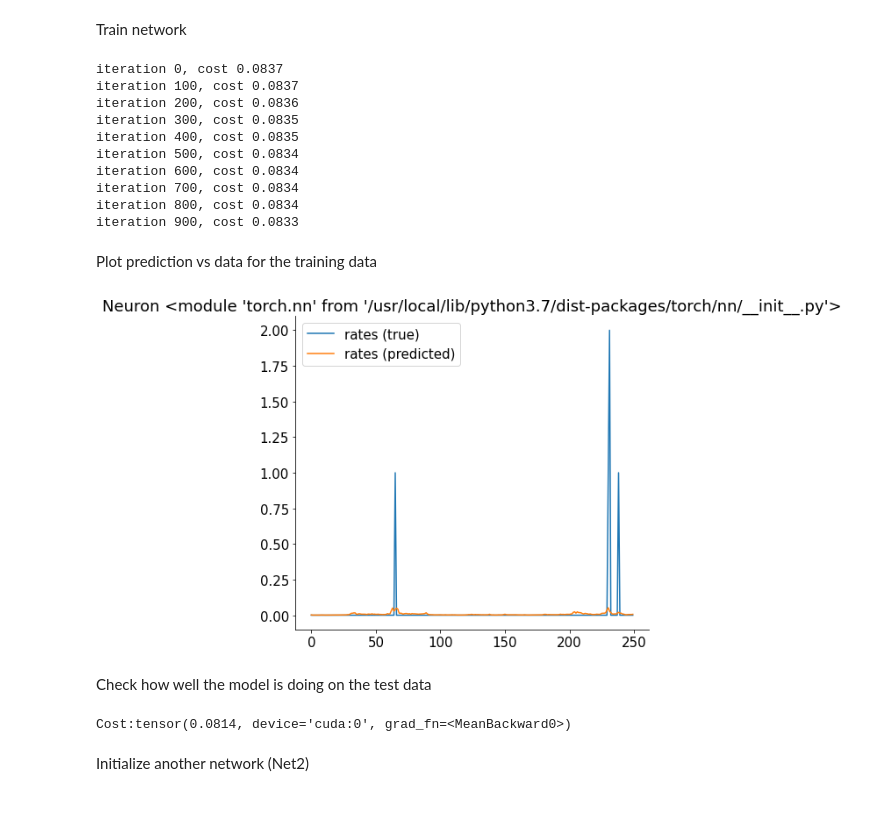
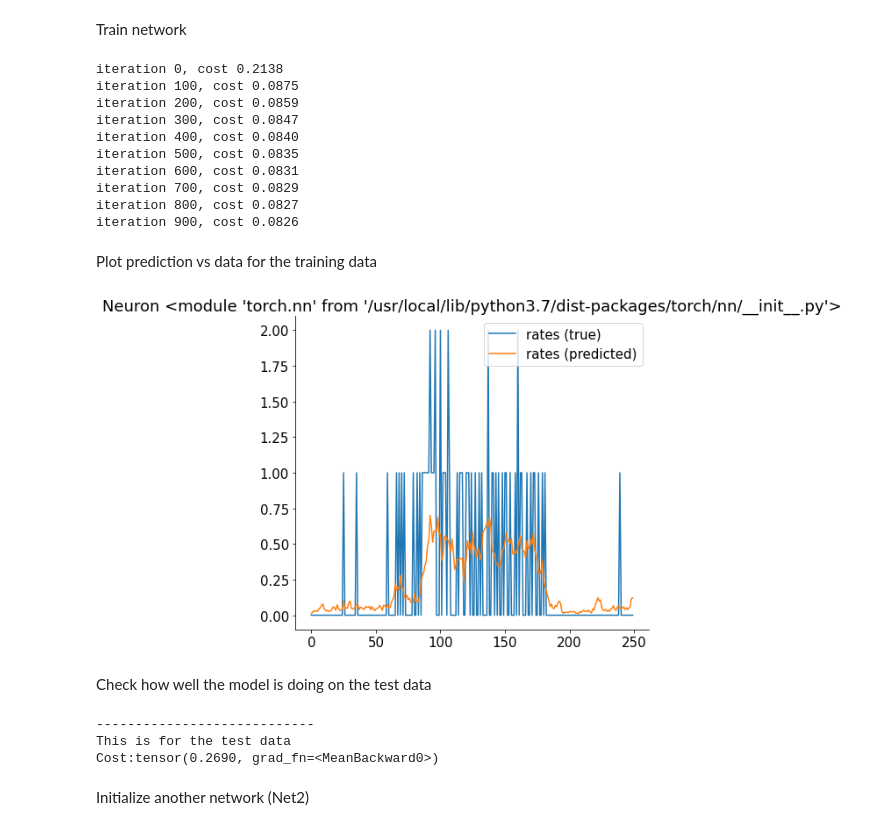
Before and after one commit to klaragerlei/GoatsOfAllTime, a Jupyter notebook: klara_RNN.ipynb, the cells around one changed output. Saved outputs shown, nothing was run; the diff lists cells and outputs as text; code cells hidden in the pictures.

```diff
--- a/klara_RNN.ipynb
+++ b/klara_RNN.ipynb
@@ -100,19 +106,16 @@ def convert_data_to_bigger_bin_size_spikes(data_to_analyze, window=10):
     spikes_session_not_flat = []
     spikes = session.spikes
     for neuron in range(spikes.shape[0]):
-      spikes_from_neuron = []
       spikes_neuron = spikes[neuron]
       #print(spikes_neuron.shape)
       spikes_all_trials = np.array(spikes_neuron.reshape(-1))
-
       spikes_new_bin_size = change_bin_size(spikes_all_trials, window_size=window)
       #print(type(spikes_new_bin_size))
       spikes_in_session.append(spikes_new_bin_size)
       spikes_not_flat = spikes_new_bin_size.reshape(spikes_neuron.shape[0], int(spikes_neuron.shape[1]/window))
-      #print(type(spikes_not_flat))
-      spikes_session_not_flat.append(np.array(spikes_not_flat))
+      spikes_session_not_flat.append(spikes_not_flat)
     spikes_big_bins.append(spikes_in_session)
-    spikes_big_bins_original_shape.append(spikes_session_not_flat)
+    spikes_big_bins_original_shape.append(np.array(spikes_session_not_flat))
   data_to_analyze['spikes_bigger_bins'] = spikes_big_bins
   data_to_analyze['spikes_bigger_bins_not_flat'] = spikes_big_bins_original_shape
   print(data_to_analyze.spikes_bigger_bins)
@@ -378,8 +387,8 @@ def initialize_network():
 
   # we set up the optimizer. Adjust the learning rate if the training is slow or if it explodes.
   optimizer = torch.optim.Adam(net.parameters(), lr=.005)
-  return net, optimizer
-net, optimizer = initialize_network()
+  return net, optimizer, ncomp
+net, optimizer, ncomp = initialize_network()
 # %% [markdown]
 Train network
 # %%
@@ -412,34 +421,32 @@ def train_network(net, x0, x1):
   return rpred
 rpred = train_network(net, x0, x1)
 # %% [output]
-iteration 0, cost 0.0837
-iteration 100, cost 0.0837
-iteration 200, cost 0.0836
-iteration 300, cost 0.0835
-iteration 400, cost 0.0835
-iteration 500, cost 0.0834
-iteration 600, cost 0.0834
-iteration 700, cost 0.0834
-iteration 800, cost 0.0834
-iteration 900, cost 0.0833
+iteration 0, cost 0.2138
+iteration 100, cost 0.0875
+iteration 200, cost 0.0859
+iteration 300, cost 0.0847
+iteration 400, cost 0.0840
+iteration 500, cost 0.0835
+iteration 600, cost 0.0831
+iteration 700, cost 0.0829
+iteration 800, cost 0.0827
+iteration 900, cost 0.0826
 # %% [markdown]
 Plot prediction vs data for the training data
 # %%
-def plot_prediction_vs_data(neuron_id=0, trial_id=29):
-  rpred = z.detach().cpu().numpy()
+def plot_prediction_vs_data(rpred, x0, neuron_id=0, trial_id=29):
   x0_rates = x0.detach().cpu().numpy()
-
   plt.figure(figsize=(10, 6))
   plt.plot(x0_rates[:,trial_id, neuron_id])
   plt.plot(rpred[:,trial_id, neuron_id])
   # plt.plot(-.5 + x[:, nn, 0]/4) # these are spikes we don't have that
 
   plt.legend(['rates (true)', 'rates (predicted)', 'spikes'])
   plt.title(f'Neuron {nn}')
   plt.show()
-plot_prediction_vs_data()
+plot_prediction_vs_data(rpred, x0, neuron_id=29, trial_id=1)
 # %% [output]
-[figure, old version]
+[figure, new version]
 # %% [markdown]
 Check how well the model is doing on the test data
 # %%
@@ -451,13 +458,17 @@ def run_model_on_test_data(X_test, net):
 
   # our log-likelihood cost
   cost = Poisson_loss(z, x0_test).mean()
+  print('----------------------------')
+  print('This is for the test data')
   print('Cost:' + str(cost))
   rpred = z.detach().cpu().numpy()  # predicted output
   return rpred, cost
 
 rpred, cost = run_model_on_test_data(X_test, net)
 # %% [output]
-Cost:tensor(0.0814, device='cuda:0', grad_fn=<MeanBackward0>)
+----------------------------
+This is for the test data
+Cost:tensor(0.2690, grad_fn=<MeanBackward0>)
 # %% [markdown]
 Initialize another network (Net2)
 # %%
```
Also changed, not shown: parts of 4 cells of this notebook.
